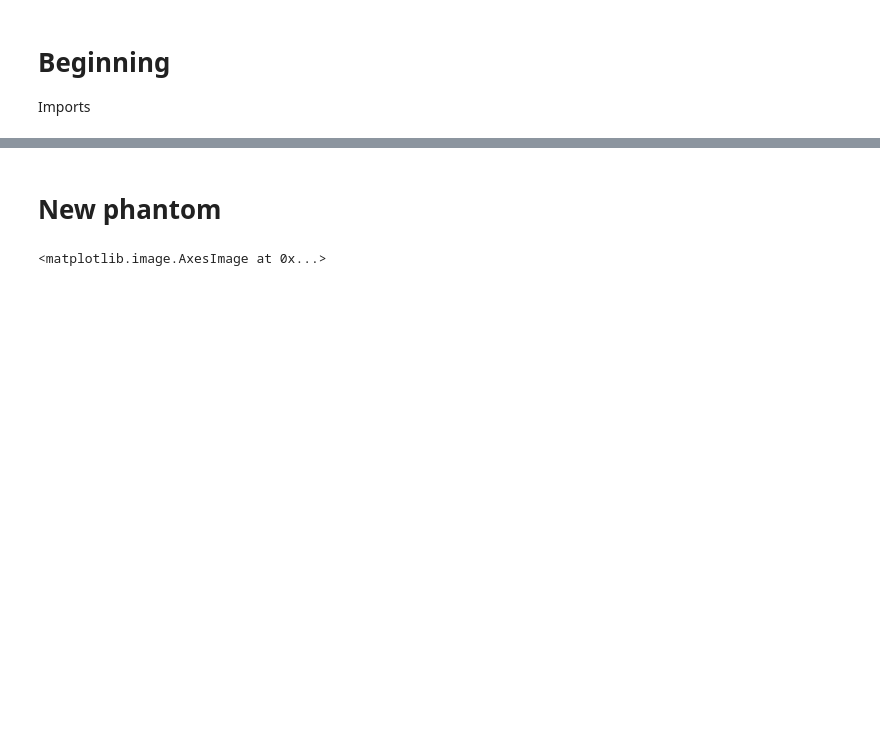
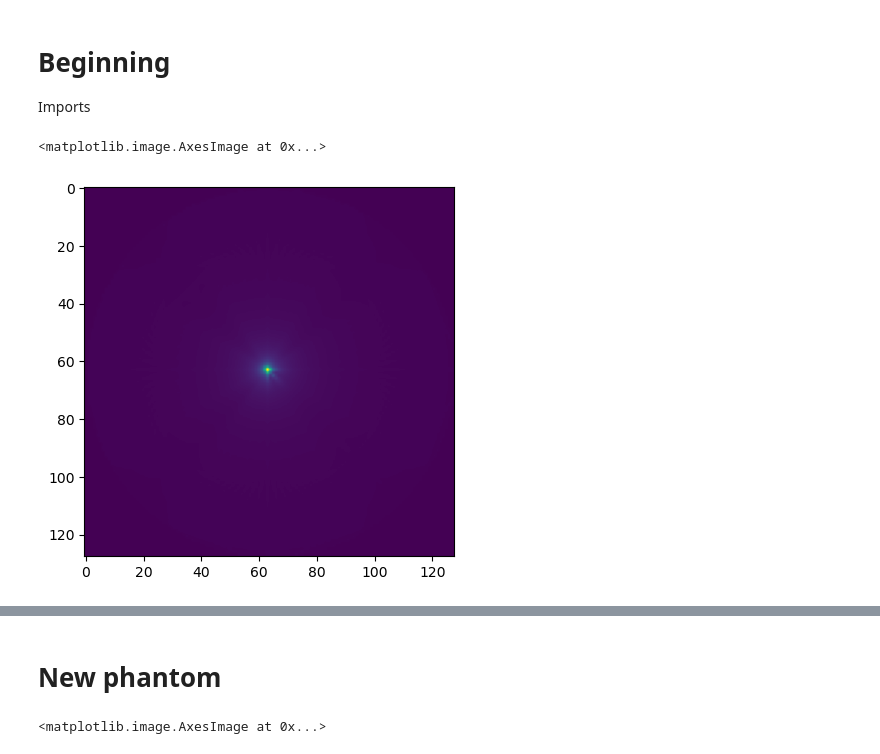
Before and after one commit to SyneRBI/PETRIC-Tomo-Unimib, a Jupyter notebook: conv_speed_2D.ipynb, the cells around one changed output, grey strips where cells are left out. Cells and saved outputs as stored; diff of their text form; code cells hidden in the pictures; blank space fills up the shorter version.

```diff
--- a/conv_speed_2D.ipynb
+++ b/conv_speed_2D.ipynb
@@ -9,3 +9,11 @@ import matplotlib.pyplot as plt
 import scipy.ndimage as ndi
 # %%
 from skimage.data import shepp_logan_phantom
+# %%
+i1 = np.zeros((128,128))
+i1[63,63] = 1
+ibp = iradon(radon(i1),filter_name=None)
+plt.imshow(ibp)
+# %% [output]
+<matplotlib.image.AxesImage at 0x...>
+[figure, added]
```
Also changed, not shown: parts of 4 cells of this notebook, 2 other files.
